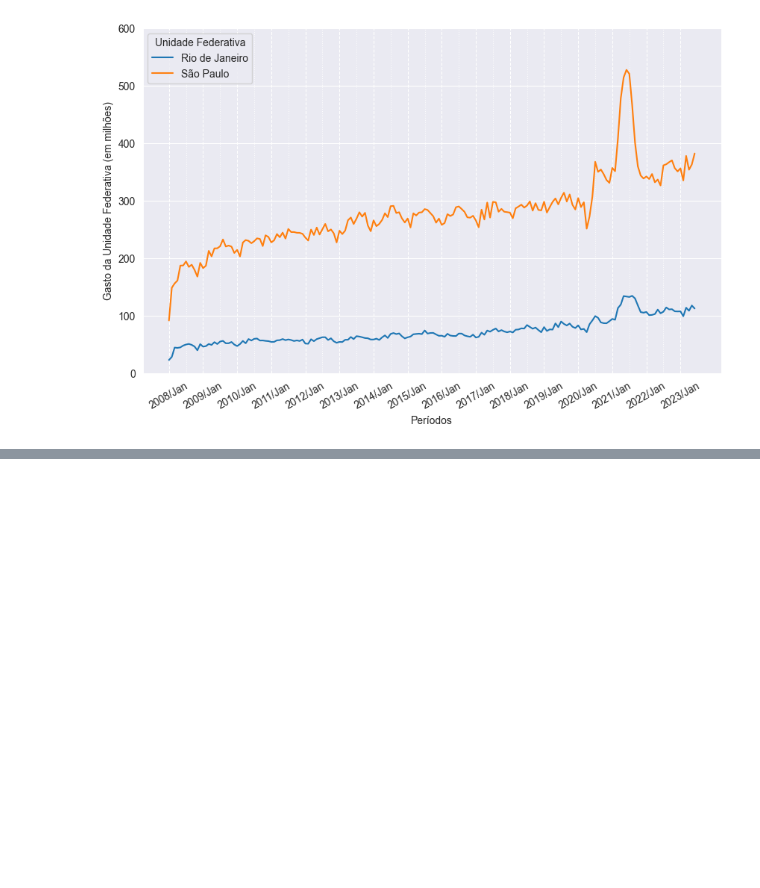
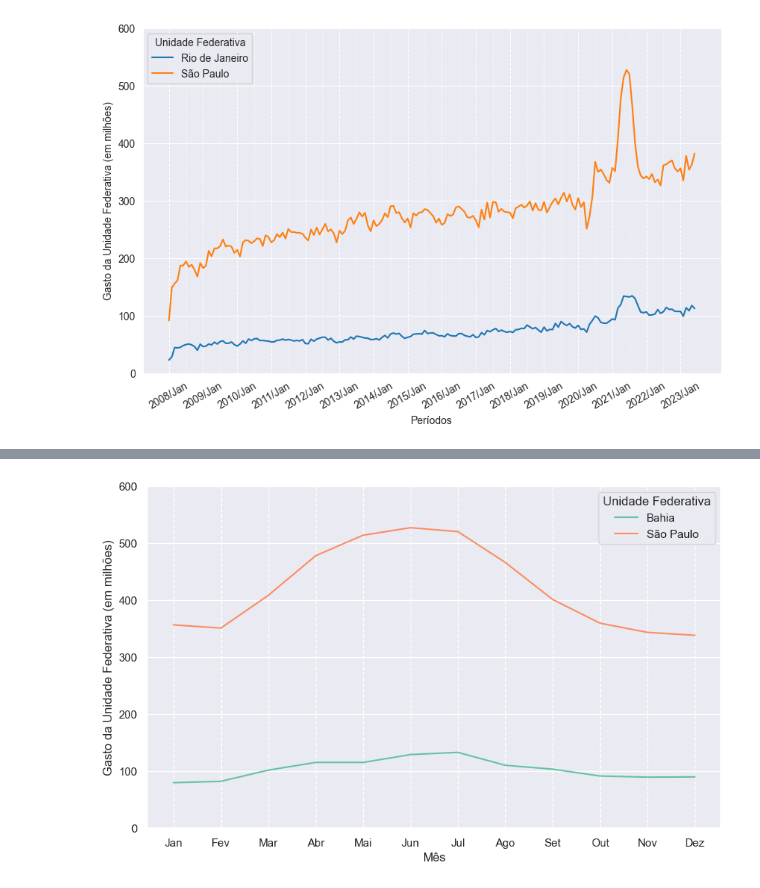
Before and after one commit to z-fab/postech-data-analytics, a Jupyter notebook: f1-data-analysis/m2-visualizacao-dados/producao_hospitalar_v2.ipynb, the cells around one changed output, grey strips where cells are left out. Saved outputs shown, nothing was run; the diff lists cells and outputs as text; code cells hidden in the pictures; blank space fills up the shorter version.

```diff
--- a/f1-data-analysis/m2-visualizacao-dados/producao_hospitalar_v2.ipynb
+++ b/f1-data-analysis/m2-visualizacao-dados/producao_hospitalar_v2.ipynb
@@ -403,0 +561,41 @@ shape: (27, 192)
+# %%
+#criando dataframe temporário para plotar o gráfico
+df_aux = (df4.filter(
+        ((pl.col('uf') == 'São Paulo') | (pl.col('uf') == 'Bahia')) &
+        (pl.col('ano') == 2021)
+    ).select(
+        pl.col(['uf', 'mes', 'ano']),
+        pl.col('valor')/1_000_100
+    )
+)
+
+#plotando o gráfico de linhas
+plt.figure(figsize=(10, 6))
+ax = sns.lineplot(
+    data = df_aux,
+    y = 'valor',
+    x= 'mes',
+    hue='uf',
+    palette='Set2'
+)
+
+#Ajustando e renomeando ticks eixo X
+labels_mes = ['Jan', 'Fev', 'Mar', 'Abr', 'Mai', 'Jun', 'Jul', 'Ago', 'Set', 'Out', 'Nov', 'Dez']
+ax.xaxis.set_major_locator(ticker.FixedLocator(range(1, 13)))
+ax.set_xticklabels(labels_mes)
+plt.grid(axis='x', linestyle='--', which='major')
+
+#Definindo limite do eixo y
+y_max = (
+    round(
+            df_aux['valor'].max()/100+1
+        )*100
+    )
+plt.ylim(0, y_max)
+
+#Alterando Labels dos eixos
+ax.set_xlabel('Mês')
+ax.set_ylabel('Gasto da Unidade Federativa (em milhões)')
+ax.legend(loc='best', title='Unidade Federativa');
+# %% [output]
+[figure, added]
```
Also changed, not shown: parts of 21 cells of this notebook.
